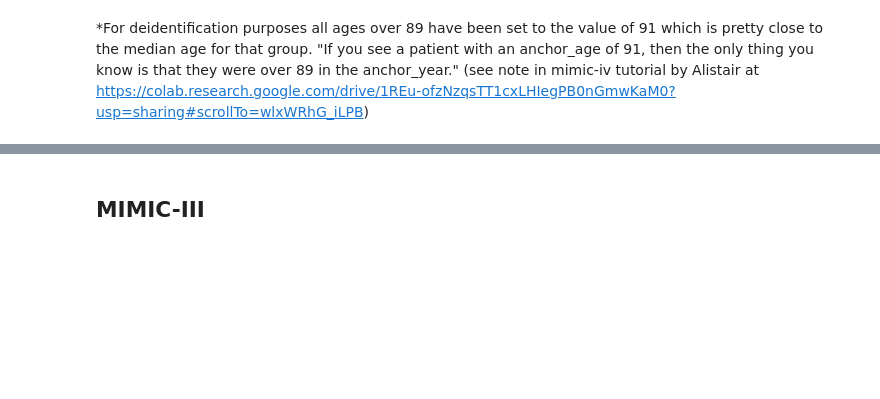
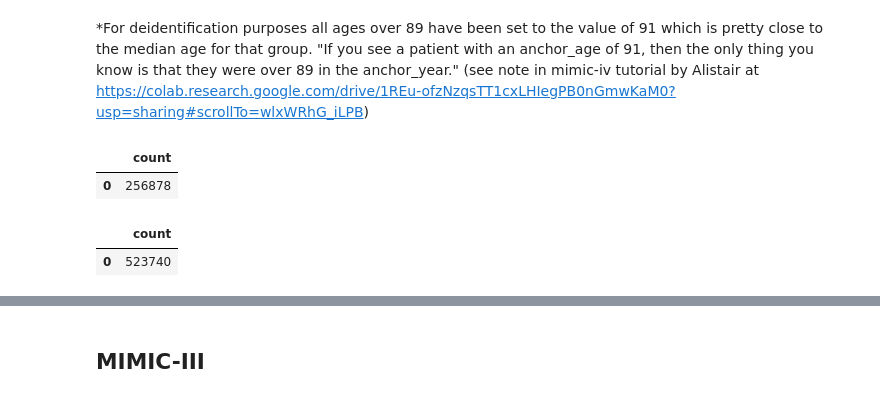
Before and after one commit to marymlucas/mimic_explore, a Jupyter notebook: mimic_explore_1.ipynb, the cells around one changed output, grey strips where cells are left out. Saved outputs shown, nothing was run; the diff lists cells and outputs as text; code cells hidden in the pictures; blank space fills up the shorter version.

```diff
--- a/mimic_explore_1.ipynb
+++ b/mimic_explore_1.ipynb
@@ -196,5 +190,17 @@ plt.show()
 *For deidentification purposes all ages over 89 have been set  to the value of 91 which is pretty close to the median age for that group.
 "If you see a patient with an anchor_age of 91, then the only thing you know is that they were over 89 in the anchor_year."
 (see note in mimic-iv tutorial by Alistair at https://colab.research.google.com/drive/1REu-ofzNzqsTT1cxLHIegPB0nGmwKaM0?usp=sharing#scrollTo=wlxWRhG_iLPB)
+# %%
+sql = 'select count(distinct subject_id) from mimic_core.admissions;'
+pd.read_sql_query(sql, conn_iv)
+# %% [output]
+|  | count |
+| 0 | 256878 |
+# %%
+sql = 'select count(*) from mimic_core.admissions;'
+pd.read_sql_query(sql, conn_iv)
+# %% [output]
+|  | count |
+| 0 | 523740 |
 # %%
 pd.read_sql_query('select distinct language from mimic_core.admissions', conn_iv)
```
Also changed, not shown: parts of 24 cells of this notebook, 1 other file.
